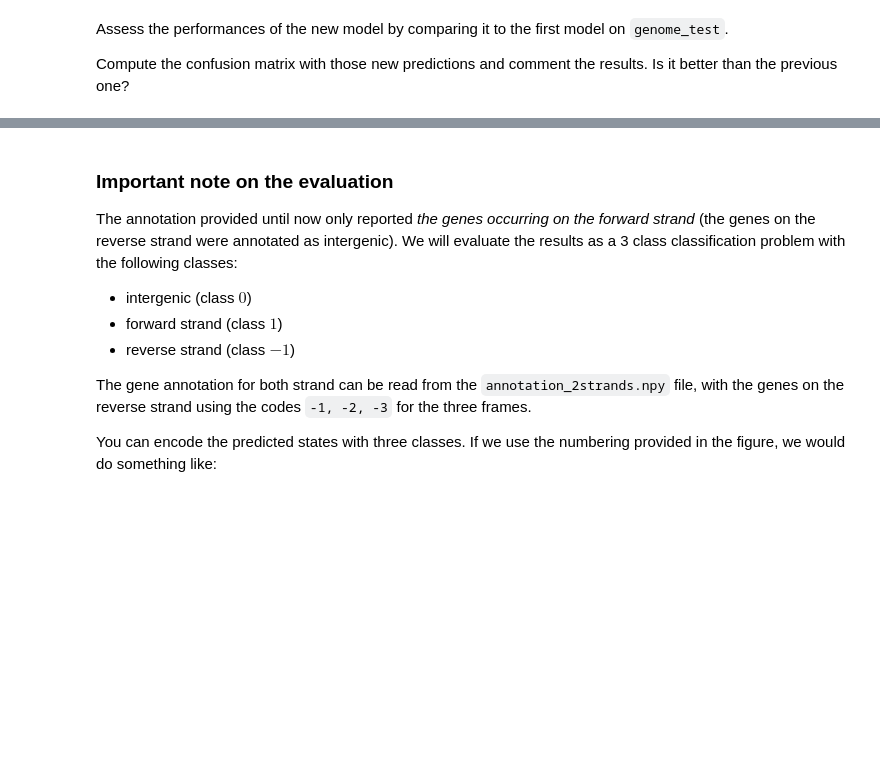
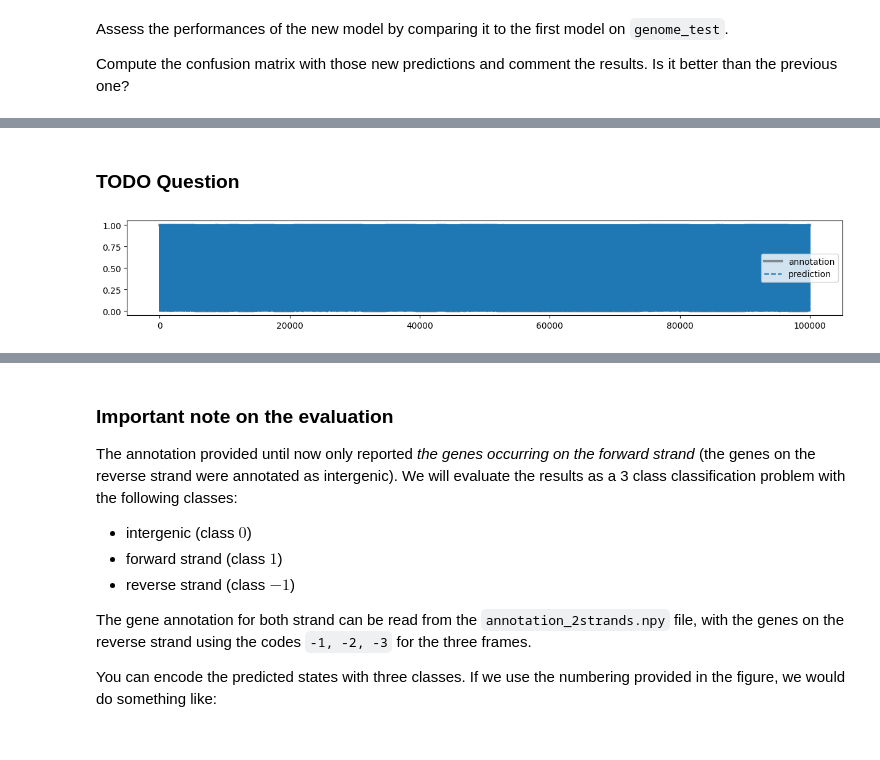
Before and after one commit to HendrikHigl/ma-cs-apml, a Jupyter notebook: GenePredictionProject/HMM_Gene_prediction.ipynb, the cells around one changed output, grey strips where cells are left out. Cells and saved outputs as stored; diff of their text form; code cells hidden in the pictures; blank space fills up the shorter version.

```diff
--- a/GenePredictionProject/HMM_Gene_prediction.ipynb
+++ b/GenePredictionProject/HMM_Gene_prediction.ipynb
@@ -533,3 +649,15 @@ plt.show()
+# %% [markdown]
+### TODO Question
+# %%
+predicted_states_part = etat_predits2[100000:200000]
+test_annotation_part = test_annotation[100000:200000]
+fig, ax = plt.subplots(figsize=(15,2))
+ax.plot(test_annotation_part, label="annotation", lw=3, color="black", alpha=.4)
+ax.plot(predicted_states_part, label="prediction", ls="--")
+plt.legend(loc="best")
+plt.show()
+# %% [output]
+[figure, added]
 # %% [markdown]
 ## Question 7: Integrating reverse strand
 
```
Also changed, not shown: parts of 8 cells of this notebook.
